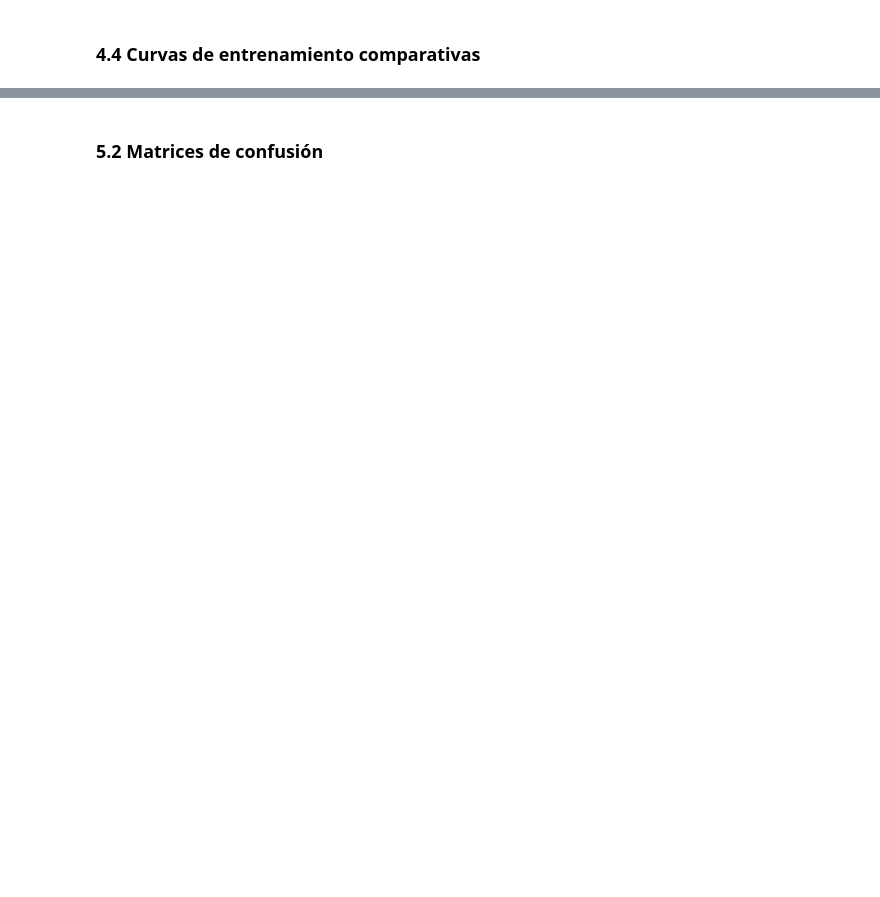
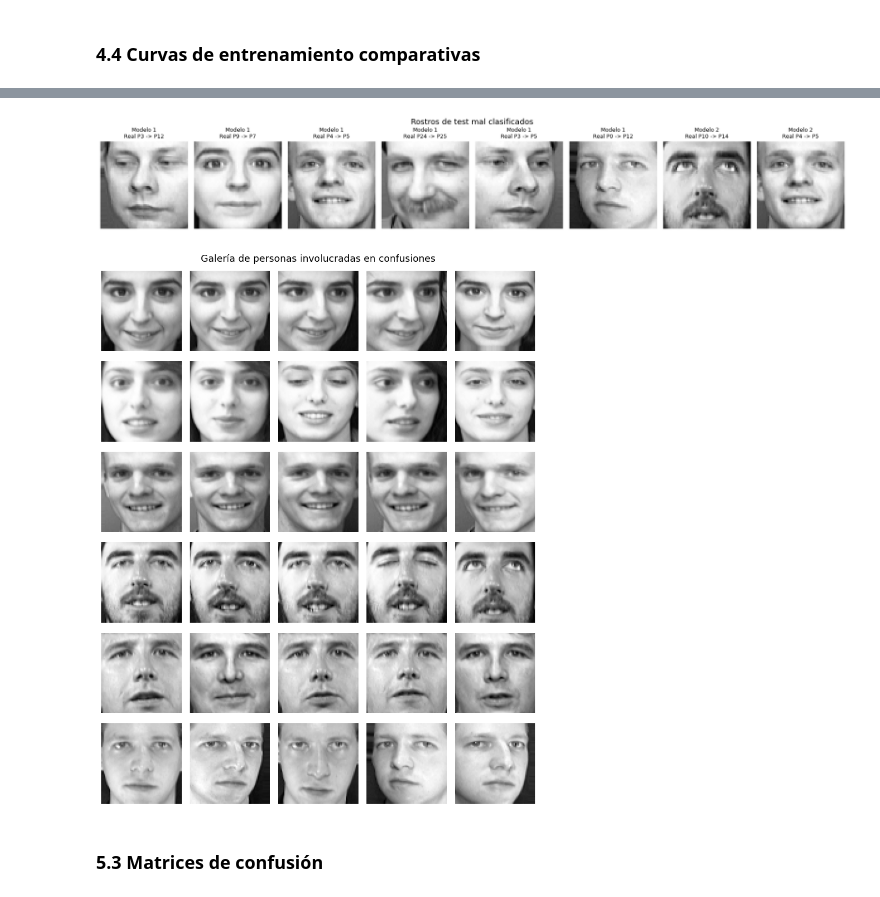
Before and after one commit to sergiosinlimites/ai-techniques, a Jupyter notebook: Neural Networks/Taller_RNA.ipynb, the cells around one changed output, grey strips where cells are left out. Saved outputs shown, nothing was run; the diff lists cells and outputs as text; code cells hidden in the pictures; blank space fills up the shorter version.

```diff
--- a/Neural Networks/Taller_RNA.ipynb
+++ b/Neural Networks/Taller_RNA.ipynb
@@ -855,0 +1196,67 @@ for i, c in enumerate(top3):
+# %%
+error_rows = []
+for model_idx, c in enumerate(comparison_models, start=1):
+    for sample_idx, (true_cls, pred_cls) in enumerate(zip(c["labels_test"], c["preds_test"])):
+        if true_cls != pred_cls:
+            error_rows.append({
+                "Modelo": f"Modelo {model_idx}",
+                "Nombre modelo": c["name"],
+                "Índice test": sample_idx,
+                "Clase real": int(true_cls),
+                "Clase predicha": int(pred_cls),
+            })
+
+df_errors = pd.DataFrame(error_rows)
+if df_errors.empty:
+    difficult_classes = []
+    print("No hubo errores en test para los modelos comparados.")
+else:
+    pair_counts = (df_errors.groupby(["Clase real", "Clase predicha"])
+                   .size().reset_index(name="Veces confundida")
+                   .sort_values("Veces confundida", ascending=False))
+    print("Confusiones observadas en test, agregadas sobre modelos seleccionados y referencias:")
+    print()
+    print(pair_counts.to_string(index=False))
+
+    real_counts = df_errors["Clase real"].value_counts()
+    pred_counts = df_errors["Clase predicha"].value_counts()
+    involved_counts = real_counts.add(pred_counts, fill_value=0).sort_values(ascending=False)
+    difficult_classes = [int(c) for c in involved_counts.index[:6]]
+
+    print()
+    print("Personas más involucradas en errores, como clase real o predicha:")
+    for cls, count in involved_counts.head(6).items():
+        print(f"  Persona {int(cls)}: {int(count)} apariciones en confusiones")
+
+    n_examples = min(len(df_errors), 8)
+    fig, axes = plt.subplots(1, n_examples, figsize=(2.2 * n_examples, 2.9))
+    if n_examples == 1:
+        axes = [axes]
+    for ax, (_, row) in zip(axes, df_errors.head(n_examples).iterrows()):
+        idx_test = int(row["Índice test"])
+        ax.imshow(X_test[idx_test].reshape(64, 64), cmap="gray")
+        ax.set_title(f"{row['Modelo']}\nReal P{row['Clase real']} -> P{row['Clase predicha']}", fontsize=9)
+        ax.axis("off")
+    plt.suptitle("Rostros de test mal clasificados", fontsize=13)
+    plt.tight_layout()
+    plt.savefig("fig_10_difficult_test_faces.png", dpi=150, bbox_inches="tight")
+    plt.show()
+
+    n_classes = min(len(difficult_classes), 6)
+    n_imgs = 5
+    fig, axes = plt.subplots(n_classes, n_imgs, figsize=(1.7 * n_imgs, 1.8 * n_classes))
+    if n_classes == 1:
+        axes = np.array([axes])
+    for row_idx, cls in enumerate(difficult_classes[:n_classes]):
+        idxs = np.where(y == cls)[0][:n_imgs]
+        for col_idx in range(n_imgs):
+            ax = axes[row_idx, col_idx]
+            ax.imshow(faces.images[idxs[col_idx]], cmap="gray")
+            ax.axis("off")
+            if col_idx == 0:
+                ax.set_ylabel(f"Persona {cls}", fontsize=10)
+    plt.suptitle("Galería de personas involucradas en confusiones", fontsize=13)
+    plt.tight_layout()
+    plt.savefig("fig_11_difficult_people_gallery.png", dpi=150, bbox_inches="tight")
+    plt.show()
+# %% [output]
@@ -856,5 +1280,7 @@ for i, c in enumerate(top3):
+[figure, added]
+[figure, added]
 # %% [markdown]
-### 5.2 Matrices de confusión
+### 5.3 Matrices de confusión
 # %%
 fig, axes = plt.subplots(1, 3, figsize=(22, 7))
 for ax, c in zip(axes, top3):
```
Also changed, not shown: parts of 76 cells of this notebook, 30 other files.
